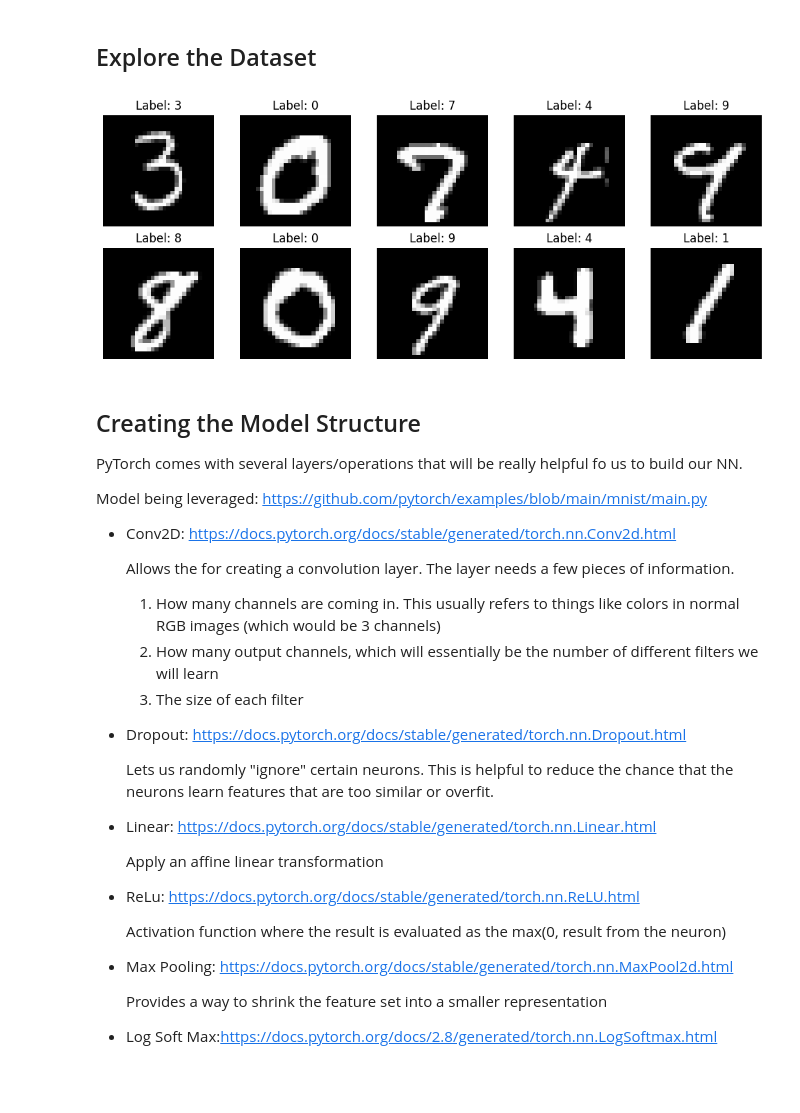
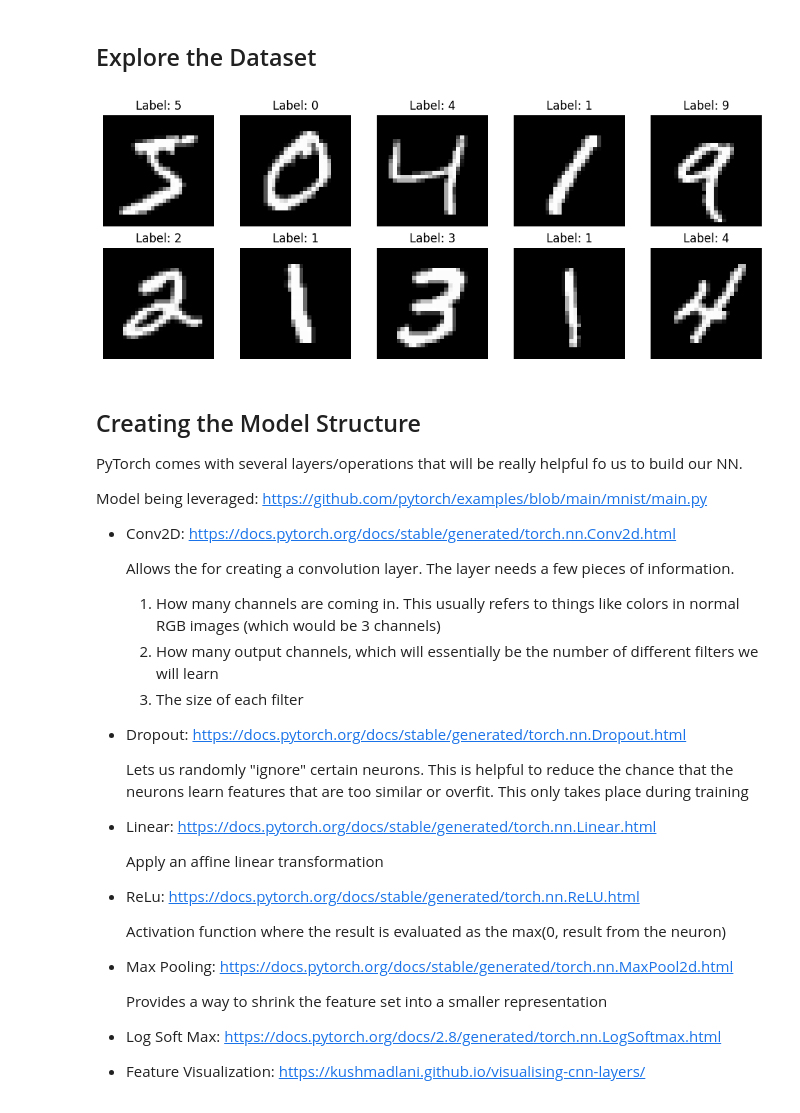
Before and after one commit to cbolles/upward_bound, a Jupyter notebook: ENERGIZE/day_2/5_MNIST.ipynb, the cells around one changed output. Saved outputs shown, nothing was run; the diff lists cells and outputs as text; code cells hidden in the pictures.

```diff
--- a/ENERGIZE/day_2/5_MNIST.ipynb
+++ b/ENERGIZE/day_2/5_MNIST.ipynb
@@ -27,44 +27,34 @@ CNNs for object detection have been on of the widest applications of machine lea
 # %%
 from torchvision import datasets, transforms
 import torch
 from matplotlib import pyplot as plt
 
-# A series of operations that will apply to each image
-# 1. Convert the image into a PyTorch tensor
-# 2. Normalize the tensors to have a mean of 0.1307 and stand deviation of 0.3081
-#    these are already known values for MNIST and is a common practice to normalize
-#    data as it will stop the features we learn later on from out weighing each other
-transform=transforms.Compose([
-    transforms.ToTensor(),
-    transforms.Normalize((0.1307,), (0.3081,))
-])
-
 # Using PyTorch's built in data for MNIST, we are telling it to download the training set
-train_set = datasets.MNIST('../data', train=True, download=True, transform=transform)
+train_set = datasets.MNIST('../data', train=True, download=True, transform=transforms.ToTensor())
 
 # The data loader then specifies how we can load in the downloaded images into Python
 dataloader = torch.utils.data.DataLoader(train_set, batch_size=10)
 
 # Function to display images taken from https://pythonguides.com/pytorch-mnist/
 def show_images(images, labels):
     fig, axes = plt.subplots(2, 5, figsize=(10, 4))
     axes = axes.flatten()
 
     for i in range(10):
         axes[i].imshow(images[i].reshape(28, 28), cmap='gray')
         axes[i].set_title(f"Label: {labels[i]}")
         axes[i].axis('off')
 
     plt.tight_layout()
     plt.show()
 
 # Now we will pull out 10 images to look at
-images, labels = next(iter(dataiter))
+images, labels = next(iter(dataloader))
 
 # Show images
 show_images(images, labels)
 # %% [output]
-[figure, old version]
+[figure, new version]
 # %% [markdown]
 ## Creating the Model Structure
 
@@ -80,7 +70,7 @@ Model being leveraged: https://github.com/pytorch/examples/blob/main/mnist/main.
   3. The size of each filter
 * Dropout: https://docs.pytorch.org/docs/stable/generated/torch.nn.Dropout.html
 
-  Lets us randomly "ignore" certain neurons. This is helpful to reduce the chance that the neurons learn features that are too similar or overfit.
+  Lets us randomly "ignore" certain neurons. This is helpful to reduce the chance that the neurons learn features that are too similar or overfit. This only takes place during training
 * Linear: https://docs.pytorch.org/docs/stable/generated/torch.nn.Linear.html
 
   Apply an affine linear transformation
@@ -91,7 +81,8 @@ Model being leveraged: https://github.com/pytorch/examples/blob/main/mnist/main.
 
   Provides a way to shrink the feature set into a smaller representation
 
-* Log Soft Max:https://docs.pytorch.org/docs/2.8/generated/torch.nn.LogSoftmax.html
+* Log Soft Max: https://docs.pytorch.org/docs/2.8/generated/torch.nn.LogSoftmax.html
+* Feature Visualization: https://kushmadlani.github.io/visualising-cnn-layers/
 # %%
 import torch.nn as nn
 import torch.nn.functional as F
```
Also changed, not shown: parts of 8 cells of this notebook.
